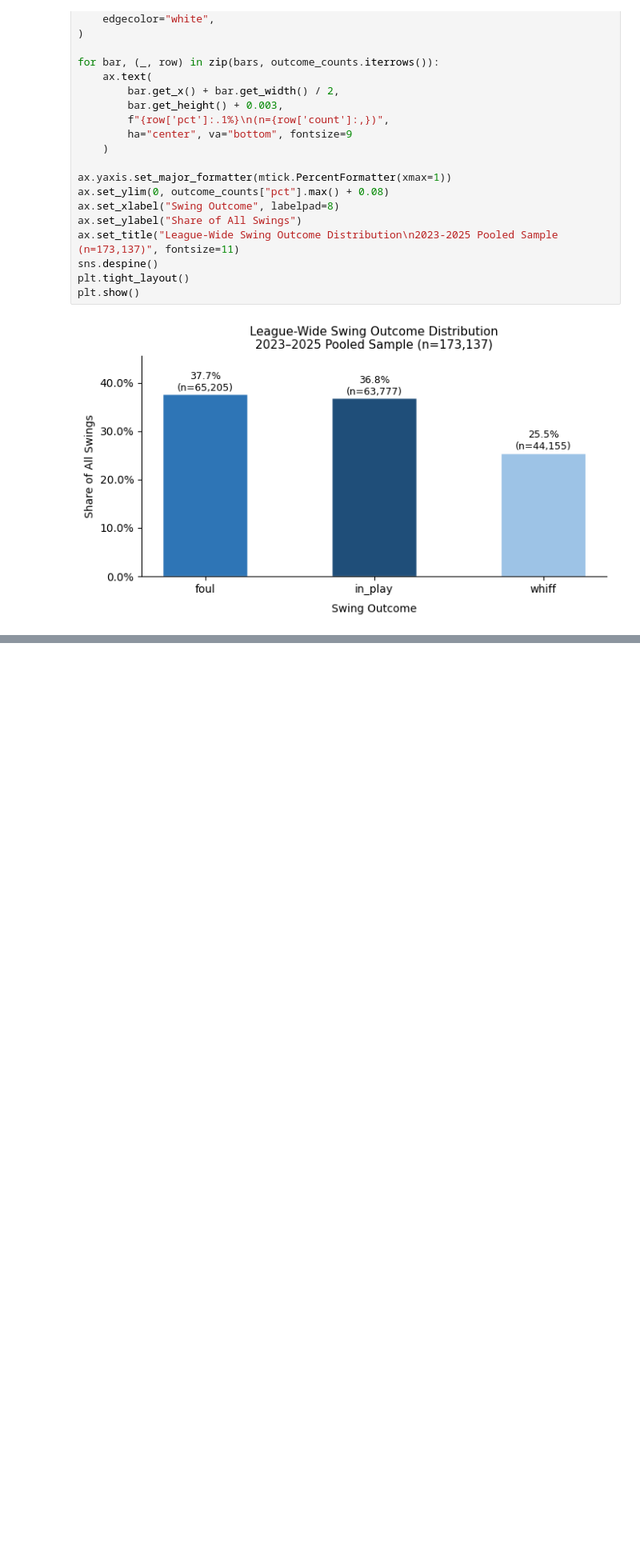
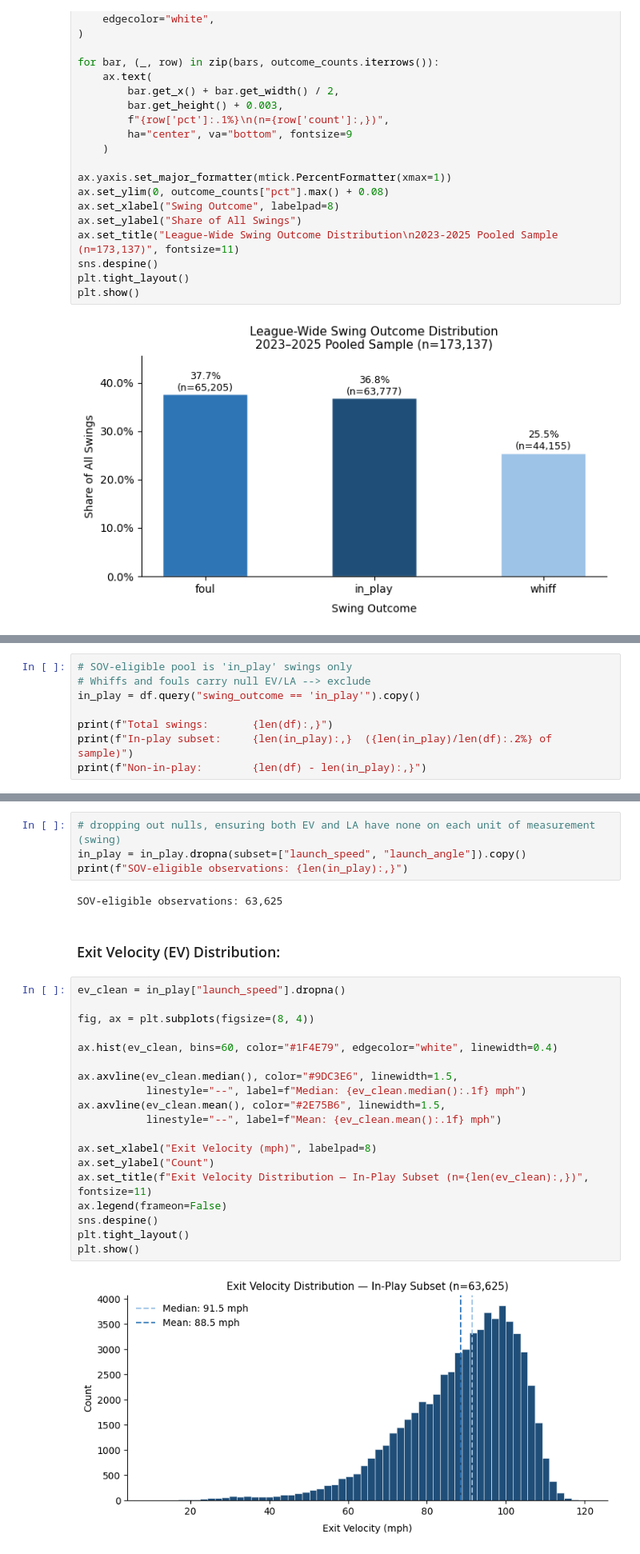
Before and after one commit to brycemgelarden/MLB_Ballpark_Factor_Analysis, a Jupyter notebook: notebooks/02_eda.ipynb, the cells around one changed output, grey strips where cells are left out. Shown at 80% size. Saved outputs shown, nothing was run; the diff lists cells and outputs as text; blank space fills up the shorter version.

```diff
--- a/notebooks/02_eda.ipynb
+++ b/notebooks/02_eda.ipynb
@@ -443,0 +456,8 @@ Offspeed        30.8%   37.8%  31.5%
+# %%
+# SOV-eligible pool is 'in_play' swings only
+# Whiffs and fouls carry null EV/LA --> exclude
+in_play = df.query("swing_outcome == 'in_play'").copy()
+
+print(f"Total swings:       {len(df):,}")
+print(f"In-play subset:     {len(in_play):,}  ({len(in_play)/len(df):.2%} of sample)")
+print(f"Non-in-play:        {len(df) - len(in_play):,}")
@@ -443,0 +493,29 @@ Offspeed        30.8%   37.8%  31.5%
+# %%
+# dropping out nulls, ensuring both EV and LA have none on each unit of measurement (swing)
+in_play = in_play.dropna(subset=["launch_speed", "launch_angle"]).copy()
+print(f"SOV-eligible observations: {len(in_play):,}")
+# %% [output]
+SOV-eligible observations: 63,625
+# %% [markdown]
+### Exit Velocity (EV) Distribution:
+# %%
+ev_clean = in_play["launch_speed"].dropna()
+
+fig, ax = plt.subplots(figsize=(8, 4))
+
+ax.hist(ev_clean, bins=60, color="#1F4E79", edgecolor="white", linewidth=0.4)
+
+ax.axvline(ev_clean.median(), color="#9DC3E6", linewidth=1.5,
+           linestyle="--", label=f"Median: {ev_clean.median():.1f} mph")
+ax.axvline(ev_clean.mean(), color="#2E75B6", linewidth=1.5,
+           linestyle="--", label=f"Mean: {ev_clean.mean():.1f} mph")
+
+ax.set_xlabel("Exit Velocity (mph)", labelpad=8)
+ax.set_ylabel("Count")
+ax.set_title(f"Exit Velocity Distribution — In-Play Subset (n={len(ev_clean):,})", fontsize=11)
+ax.legend(frameon=False)
+sns.despine()
+plt.tight_layout()
+plt.show()
+# %% [output]
+[figure, added]
```
Also changed, not shown: parts of 19 cells of this notebook.
